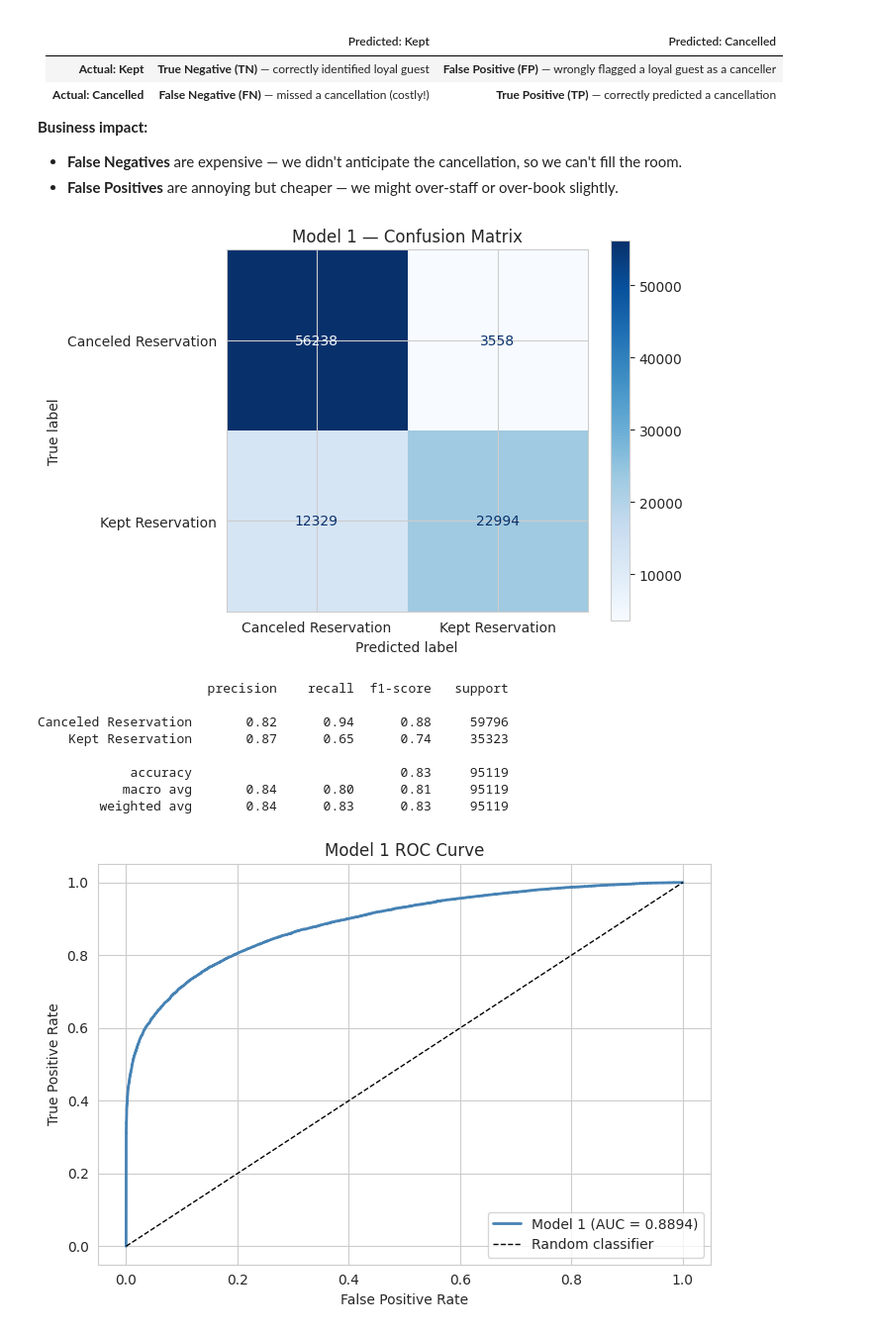
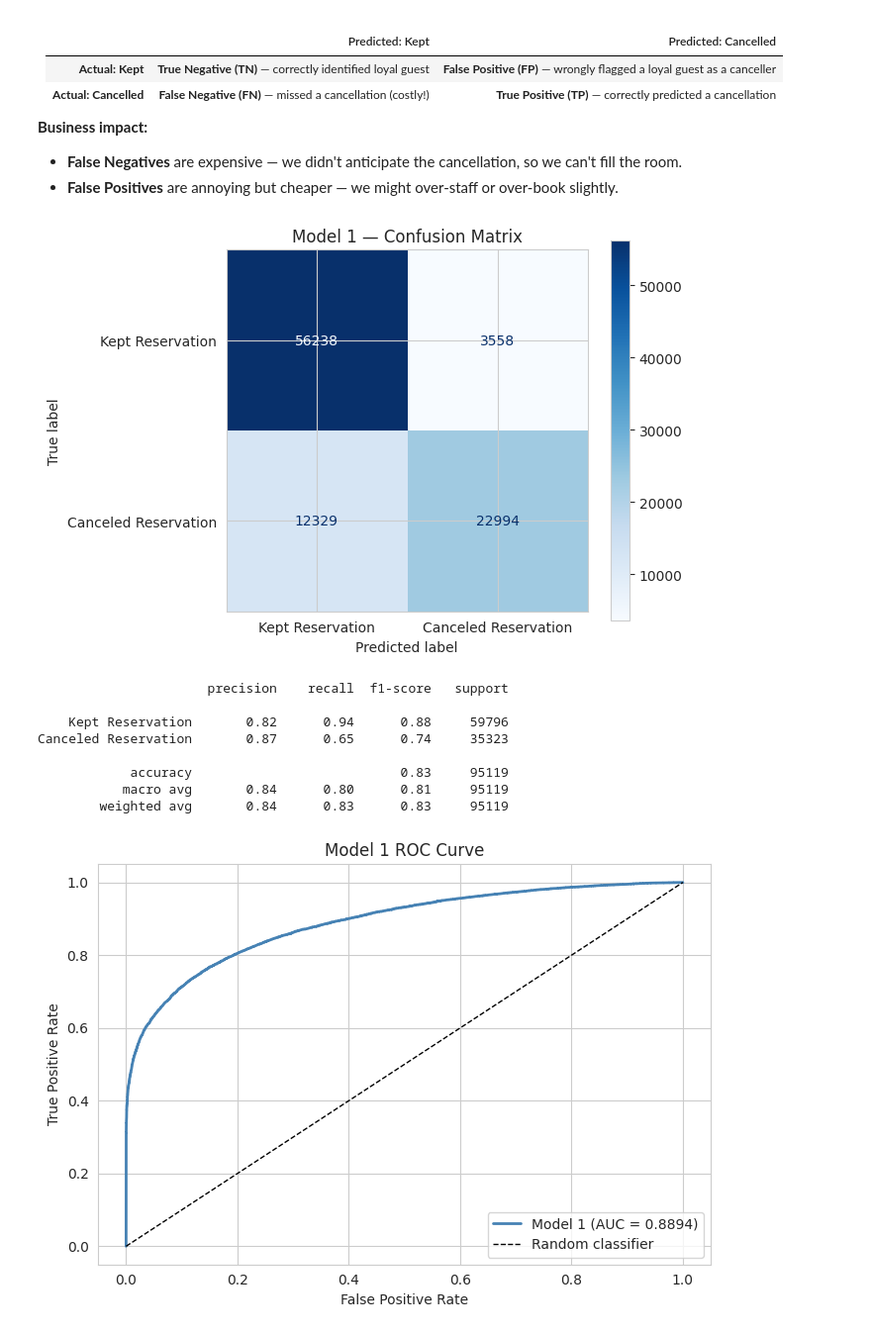
Before and after one commit to MaxGuryan9/week_8, a Jupyter notebook: hotel_cancellation_lab.ipynb, the cells around one changed output. Shown at 99% size. Saved outputs shown, nothing was run; the diff lists cells and outputs as text; code cells hidden in the pictures.

```diff
--- a/hotel_cancellation_lab.ipynb
+++ b/hotel_cancellation_lab.ipynb
@@ -357,19 +357,19 @@ For a hotel-cancellation problem the four cells of the confusion matrix have rea
 # %%
 y_pred_m1 = pipe_m1.predict(X_test)
 cm_m1 = confusion_matrix(y_test, y_pred_m1)
-disp_m1 = ConfusionMatrixDisplay(confusion_matrix=cm_m1, display_labels=['Canceled Reservation', 'Kept Reservation'])
+disp_m1 = ConfusionMatrixDisplay(confusion_matrix=cm_m1, display_labels=['Kept Reservation', 'Canceled Reservation'])
 disp_m1.plot(cmap='Blues')
 plt.title('Model 1 — Confusion Matrix')
 plt.tight_layout()
 plt.show()
 
-print(classification_report(y_test, y_pred_m1, target_names=['Canceled Reservation', 'Kept Reservation']))
+print(classification_report(y_test, y_pred_m1, target_names=['Kept Reservation', 'Canceled Reservation']))
 # %% [output]
-[figure, old version]
+[figure, new version]
                       precision    recall  f1-score   support
 
-Canceled Reservation       0.82      0.94      0.88     59796
-    Kept Reservation       0.87      0.65      0.74     35323
+    Kept Reservation       0.82      0.94      0.88     59796
+Canceled Reservation       0.87      0.65      0.74     35323
 
             accuracy                           0.83     95119
            macro avg       0.84      0.80      0.81     95119
```
Also changed, not shown: parts of 10 cells of this notebook.
